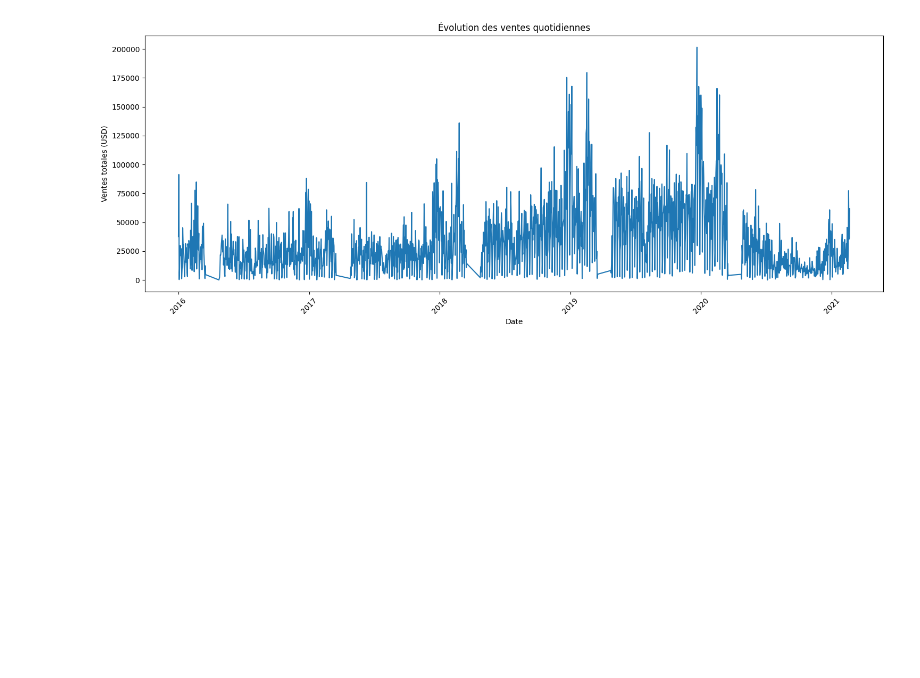
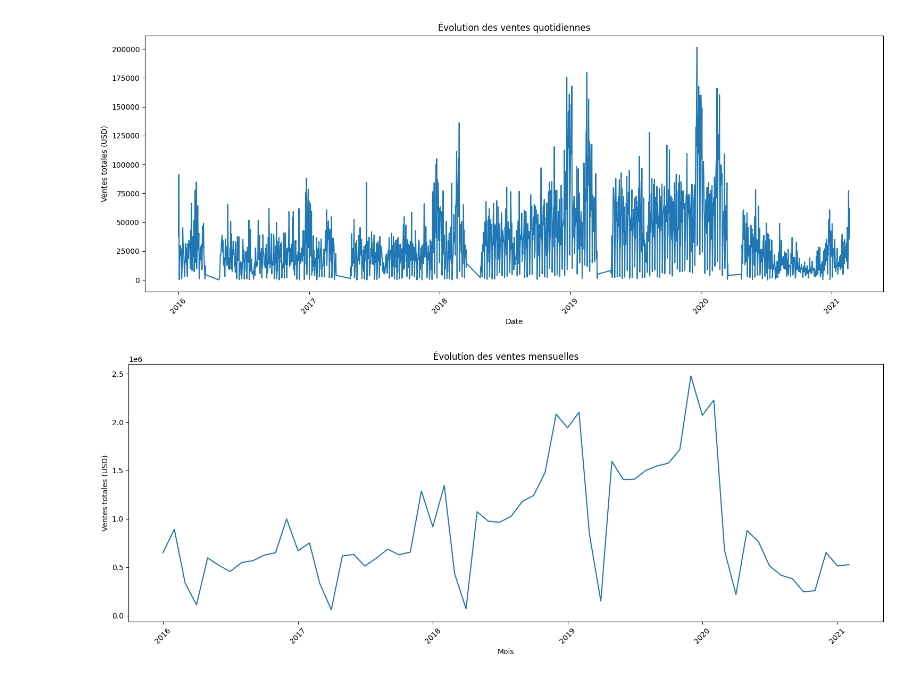
Before and after one commit to lamaranadiallo/Analyse-Ventes-Electronic, a Jupyter notebook: Analyse_electronic.ipynb, the cells around one changed output. Cells and saved outputs as stored; diff of their text form; code cells hidden in the pictures; blank space fills up the shorter version.

```diff
--- a/Analyse_electronic.ipynb
+++ b/Analyse_electronic.ipynb
@@ -243,3 +241,21 @@ plt.tight_layout()
 plt.show()
 # %% [output]
 [figure]
+# %%
+# 2. Analyse des ventes mensuelles
+
+# Agrégation des ventes par mois
+monthly_sales = merged_sales.groupby(merged_sales['Order Date'].dt.to_period('M'))['Amount USD'].sum().reset_index()
+monthly_sales['Order Date'] = monthly_sales['Order Date'].dt.to_timestamp()
+
+plt.figure(figsize=(15, 6))
+plt.plot(monthly_sales['Order Date'], monthly_sales['Amount USD'])
+plt.title('Évolution des ventes mensuelles')
+plt.xlabel('Mois')
+plt.ylabel('Ventes totales (USD)')
+plt.xticks(rotation=45)
+plt.tight_layout()
+plt.savefig("imgs/evolution_des_ventes_mensuelles.png")
+plt.show()
+# %% [output]
+[figure, added]
```
Also changed, not shown: parts of 29 cells of this notebook, 13 other files.
